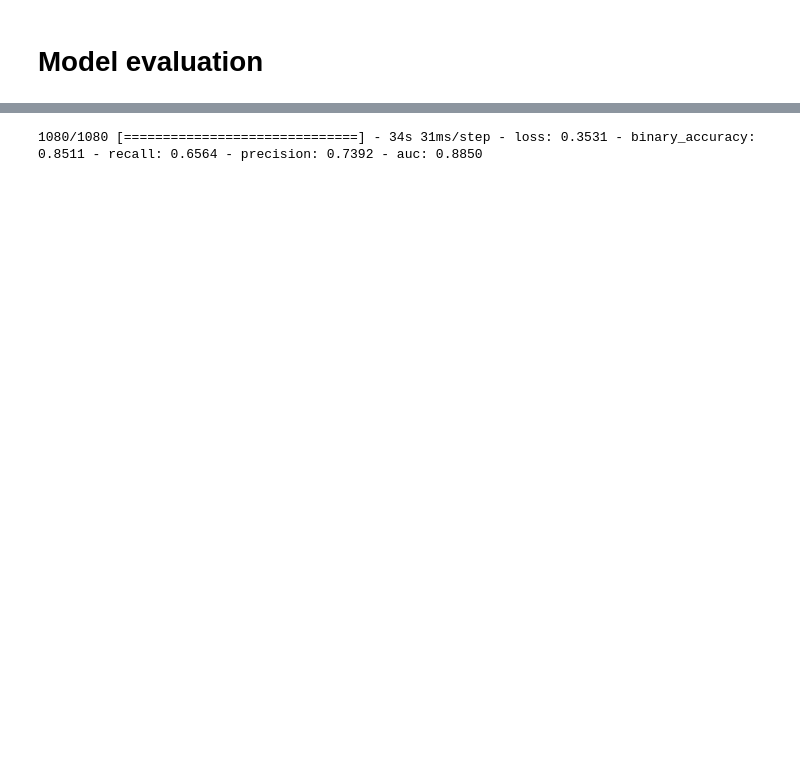
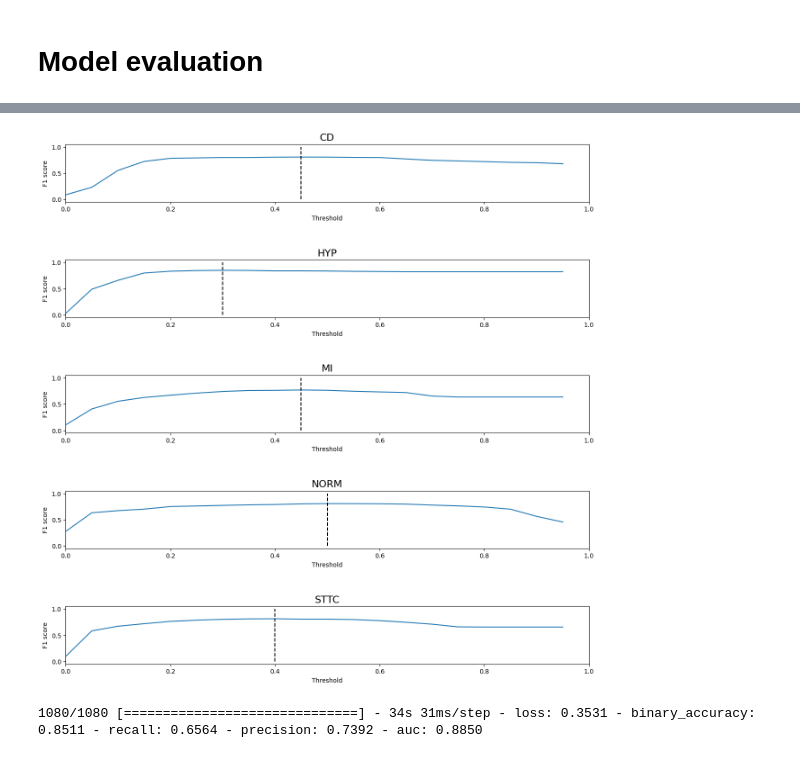
Before and after one commit to Kubson900/ECG-Anomaly-Detection, a Jupyter notebook: main.ipynb, the cells around one changed output, grey strips where cells are left out. Cells and saved outputs as stored; diff of their text form; code cells hidden in the pictures; blank space fills up the shorter version.

```diff
--- a/main.ipynb
+++ b/main.ipynb
@@ -124,0 +143,14 @@ INFO:tensorflow:Assets written to: saved_models/cnn_v2_500\assets
+# %%
+from scripts.data_evaluation import plot_optimal_thresholds
+import os
+
+file_name = "optimal_thresholds.png"
+output_directory = f"optimal_thresholds_visualizations/{model.model_name()}/"
+if not os.path.exists(output_directory):
+    os.makedirs(output_directory, exist_ok=True)
+
+optimal_thresholds = plot_optimal_thresholds(
+    y_test, y_pred_proba, file_path=os.path.join(output_directory, file_name)
+)
+# %% [output]
+[figure, added]
```
Also changed, not shown: parts of 18 cells of this notebook, 20 other files.
